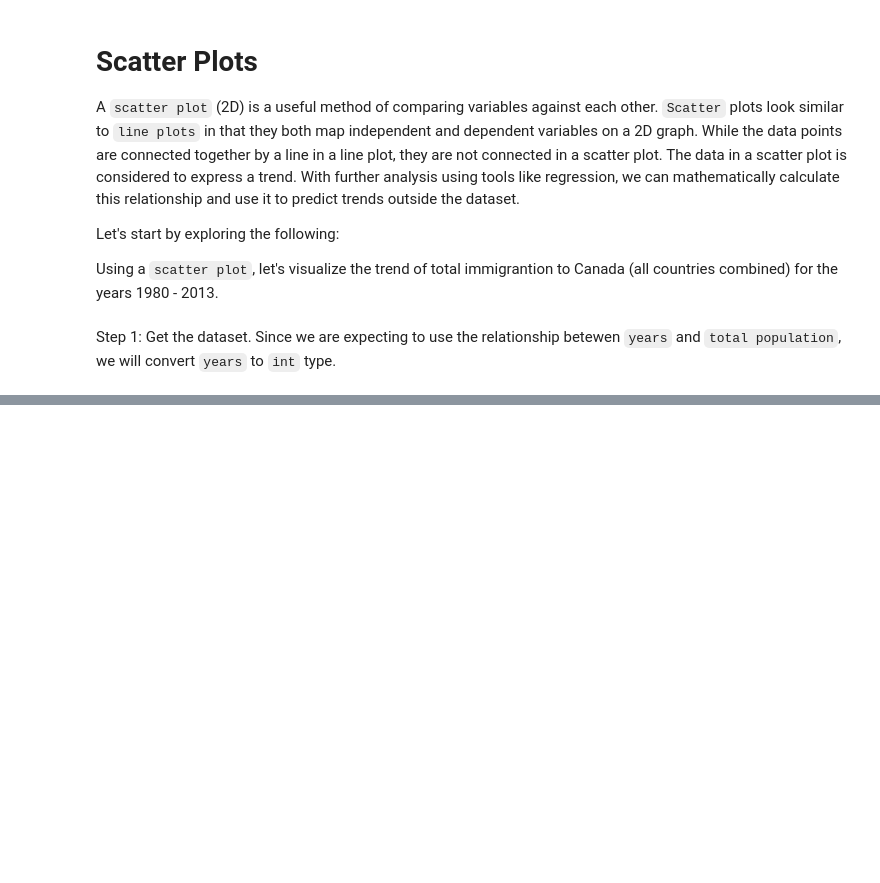
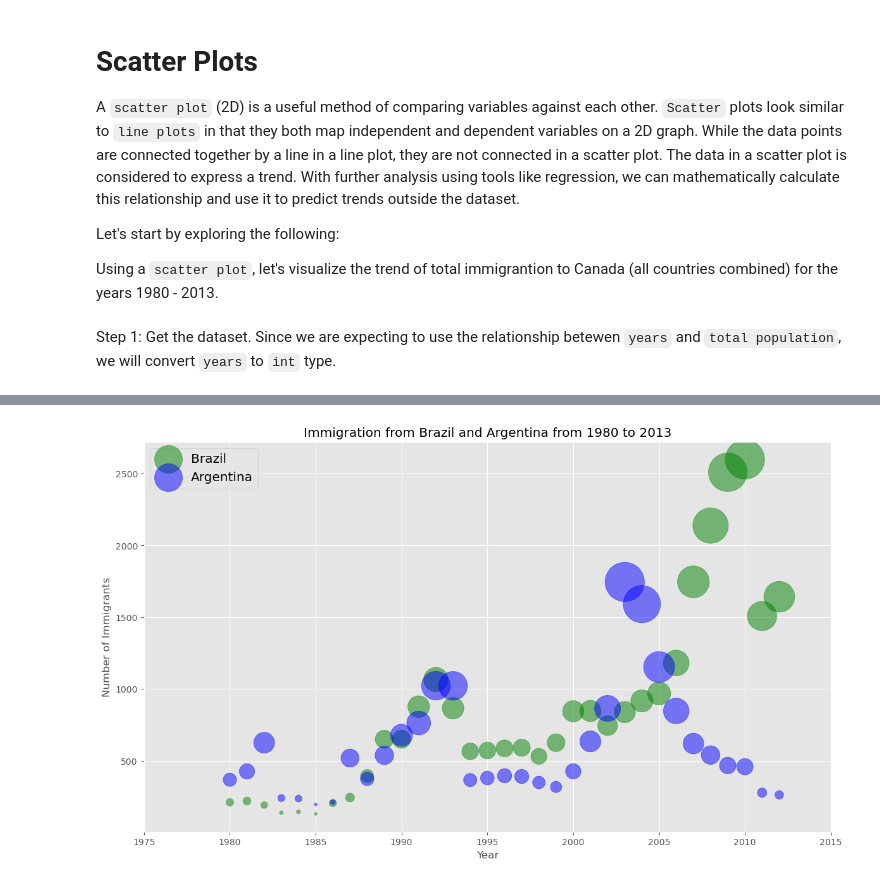
Before and after one commit to DUY2602/IBM-Data-Science, a Jupyter notebook: 8. Data Visualization with Python/Basic & Specialized Visualization tools/pie_chart_box_scatter_bubble_plot.ipynb, the cells around one changed output, grey strips where cells are left out. Cells and saved outputs as stored; diff of their text form; code cells hidden in the pictures; blank space fills up the shorter version.

```diff
--- a/8. Data Visualization with Python/Basic & Specialized Visualization tools/pie_chart_box_scatter_bubble_plot.ipynb
+++ b/8. Data Visualization with Python/Basic & Specialized Visualization tools/pie_chart_box_scatter_bubble_plot.ipynb
@@ -479,0 +648,8 @@ df_tot.index = map(int, df_tot.index)
+# %%
+# Normalize Brazil data
+norm_brazil = (df_t['Brazil'] - df_t['Brazil'].min()) / (df_t['Brazil'].max() - df_t['Brazil'].min())
+print('Brazil normalize data: ', norm_brazil)
+
+# Normalize Argentina data
+norm_argentina = (df_t['Argentina'] - df_t['Argentina'].min()) / (df_t['Argentina'].max() - df_t['Argentina'].min())
+print('Argentina normalize data: ', norm_argentina)
@@ -479,0 +681,31 @@ df_tot.index = map(int, df_tot.index)
+# %%
+# Brazil
+ax0 = df_t.plot(
+                kind='scatter',
+                x='Year',
+                y='Brazil',
+                figsize=(14, 8),
+                alpha=0.5,           # transparency
+                color='green',
+                s= norm_brazil * 2000 + 10,          # pass in the weights
+                xlim=(1975, 2015)
+                )
+
+# Argentina
+ax1 = df_t.plot(
+                kind='scatter',
+                x='Year',
+                y='Argentina',
+                alpha=0.5,
+                color='blue',
+                s=norm_argentina * 2000 + 10,           # pass in the weights
+                ax=ax0
+                )
+
+ax0.set_ylabel('Number of Immigrants')
+ax0.set_title('Immigration from Brazil and Argentina from 1980 to 2013')
+ax0.legend(['Brazil', 'Argentina'], loc='upper left', fontsize='x-large')
+
+plt.show()
+# %% [output]
+[figure, added]
```
Also changed, not shown: parts of 24 cells of this notebook.
